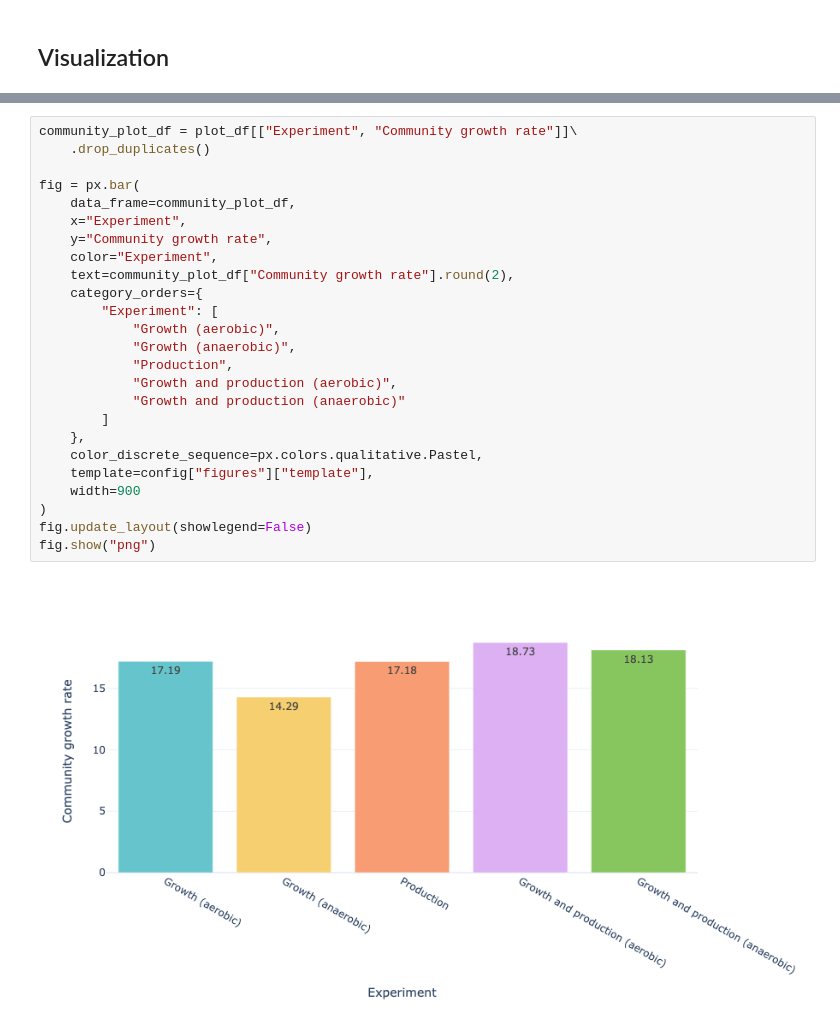
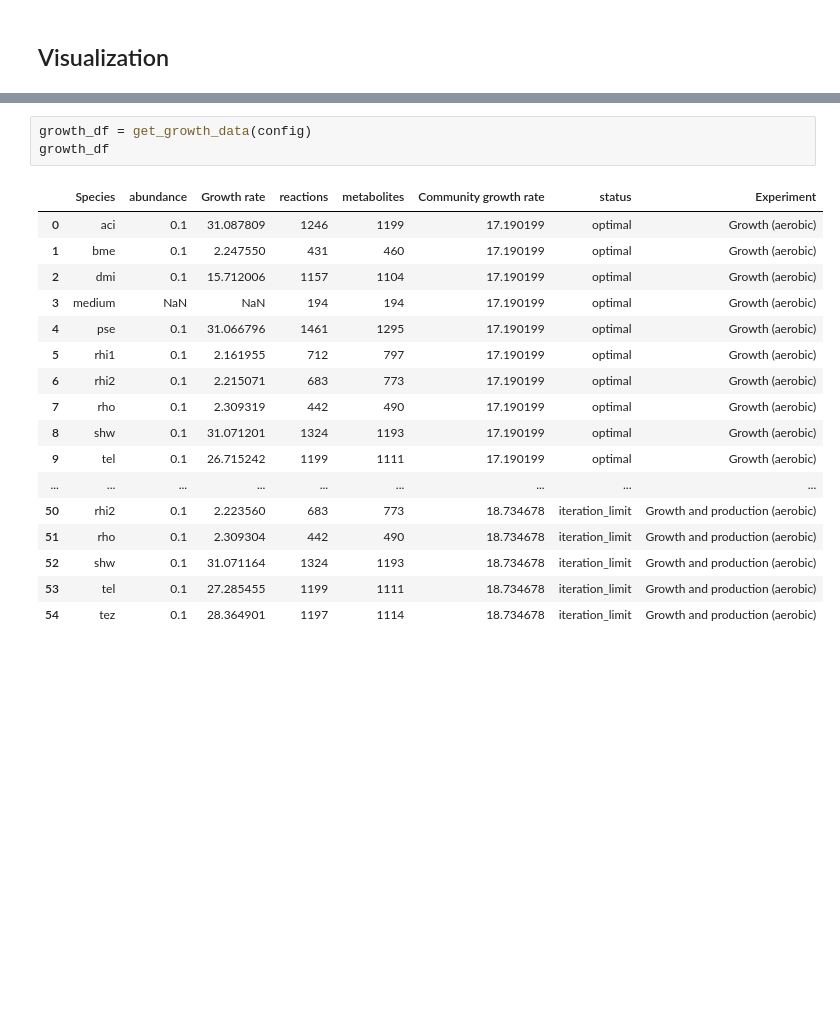
Before and after one commit to guillecg/mars-biofoundry, a Jupyter notebook: notebooks/03-MICOM.ipynb, the cells around one changed output, grey strips where cells are left out. Drawn from its saved outputs; the diff is of its cells as text; blank space fills up the shorter version.

Commit message:
Refactor species and community growth plots

```diff
--- a/notebooks/03-MICOM.ipynb
+++ b/notebooks/03-MICOM.ipynb
@@ -829,27 +752,21 @@ fig.show("png")
-# %%
-community_plot_df = plot_df[["Experiment", "Community growth rate"]]\
-    .drop_duplicates()
-
-fig = px.bar(
-    data_frame=community_plot_df,
-    x="Experiment",
-    y="Community growth rate",
-    color="Experiment",
-    text=community_plot_df["Community growth rate"].round(2),
-    category_orders={
-        "Experiment": [
-            "Growth (aerobic)",
-            "Growth (anaerobic)",
-            "Production",
-            "Growth and production (aerobic)",
-            "Growth and production (anaerobic)"
-        ]
-    },
-    color_discrete_sequence=px.colors.qualitative.Pastel,
-    template=config["figures"]["template"],
-    width=900
-)
-fig.update_layout(showlegend=False)
-fig.show("png")
-# %% [output]
-[figure, removed]
+# %%
+growth_df = get_growth_data(config)
+growth_df
+# %% [output]
+|  | Species | abundance | Growth rate | reactions | metabolites | Community growth rate | status | Experiment |
+| 0 | aci | 0.1 | 31.087809 | 1246 | 1199 | 17.190199 | optimal | Growth (aerobic) |
+| 1 | bme | 0.1 | 2.247550 | 431 | 460 | 17.190199 | optimal | Growth (aerobic) |
+| 2 | dmi | 0.1 | 15.712006 | 1157 | 1104 | 17.190199 | optimal | Growth (aerobic) |
+| 3 | medium | NaN | NaN | 194 | 194 | 17.190199 | optimal | Growth (aerobic) |
+| 4 | pse | 0.1 | 31.066796 | 1461 | 1295 | 17.190199 | optimal | Growth (aerobic) |
+| 5 | rhi1 | 0.1 | 2.161955 | 712 | 797 | 17.190199 | optimal | Growth (aerobic) |
+| 6 | rhi2 | 0.1 | 2.215071 | 683 | 773 | 17.190199 | optimal | Growth (aerobic) |
+| 7 | rho | 0.1 | 2.309319 | 442 | 490 | 17.190199 | optimal | Growth (aerobic) |
+| 8 | shw | 0.1 | 31.071201 | 1324 | 1193 | 17.190199 | optimal | Growth (aerobic) |
+| 9 | tel | 0.1 | 26.715242 | 1199 | 1111 | 17.190199 | optimal | Growth (aerobic) |
+| ... | ... | ... | ... | ... | ... | ... | ... | ... |
+| 50 | rhi2 | 0.1 | 2.223560 | 683 | 773 | 18.734678 | iteration_limit | Growth and production (aerobic) |
+| 51 | rho | 0.1 | 2.309304 | 442 | 490 | 18.734678 | iteration_limit | Growth and production (aerobic) |
+| 52 | shw | 0.1 | 31.071164 | 1324 | 1193 | 18.734678 | iteration_limit | Growth and production (aerobic) |
+| 53 | tel | 0.1 | 27.285455 | 1199 | 1111 | 18.734678 | iteration_limit | Growth and production (aerobic) |
+| 54 | tez | 0.1 | 28.364901 | 1197 | 1114 | 18.734678 | iteration_limit | Growth and production (aerobic) |
```
Also changed, not shown: parts of 4 cells of this notebook, 2 other files.
